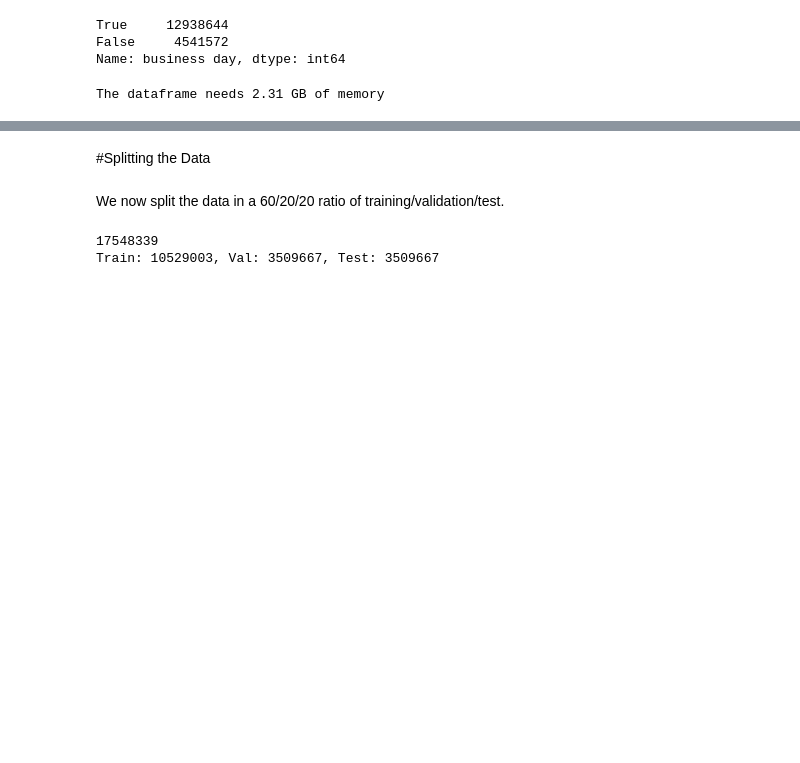
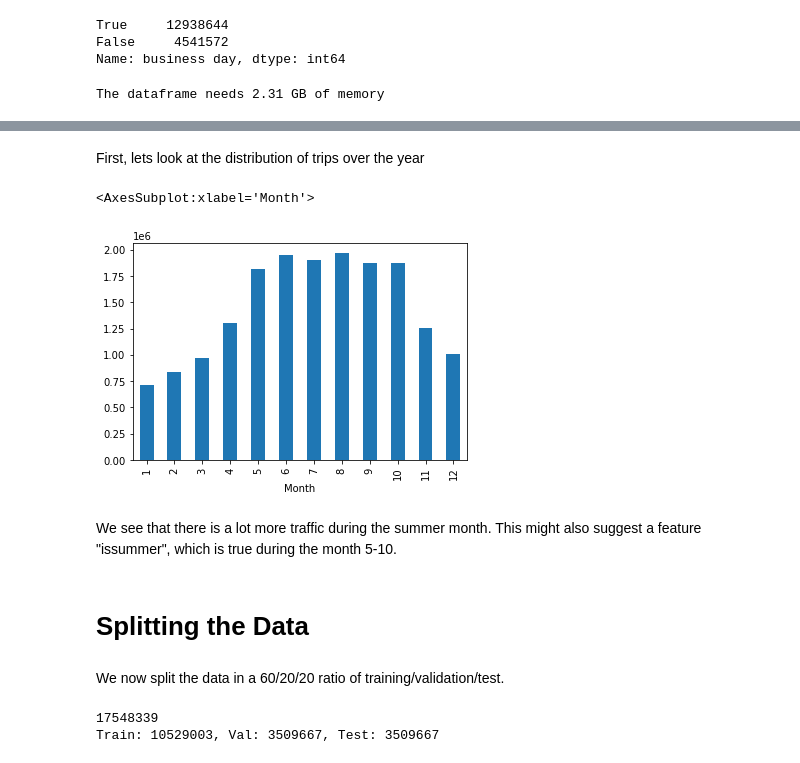
Before and after one commit to TWagner2/AXAChallenge, a Jupyter notebook: Preliminary.ipynb, the cells around one changed output, grey strips where cells are left out. Drawn from its saved outputs; the diff is of its cells as text; code cells hidden in the pictures; blank space fills up the shorter version.

Commit message:
some more features of the data

```diff
--- a/Preliminary.ipynb
+++ b/Preliminary.ipynb
@@ -361,0 +367,3 @@ The dataframe needs 2.31 GB of memory
+# %%
+unlabeled = data.drop("usertype",axis=1)
+unlabeled
@@ -362,5 +384,18 @@ The dataframe needs 2.31 GB of memory
+# %% [markdown]
+First, lets look at the distribution of trips over the year
+# %%
+countbymonth = unlabeled.groupby(by = unlabeled["starttime"].dt.month).size()
+countbymonth.index.name = "Month"
+# %%
+countbymonth.plot.bar()
+# %% [output]
+<AxesSubplot:xlabel='Month'>
+[figure, added]
+# %% [markdown]
+We see that there is a lot more traffic during the summer month.
+This might also suggest a feature "issummer", which is true during the month 5-10.
 # %% [markdown]
-#Splitting the Data
+# Splitting the Data
 # %% [markdown]
 We now split the data in a 60/20/20 ratio of training/validation/test.
 # %%
```
Also changed, not shown: parts of 3 cells of this notebook.
